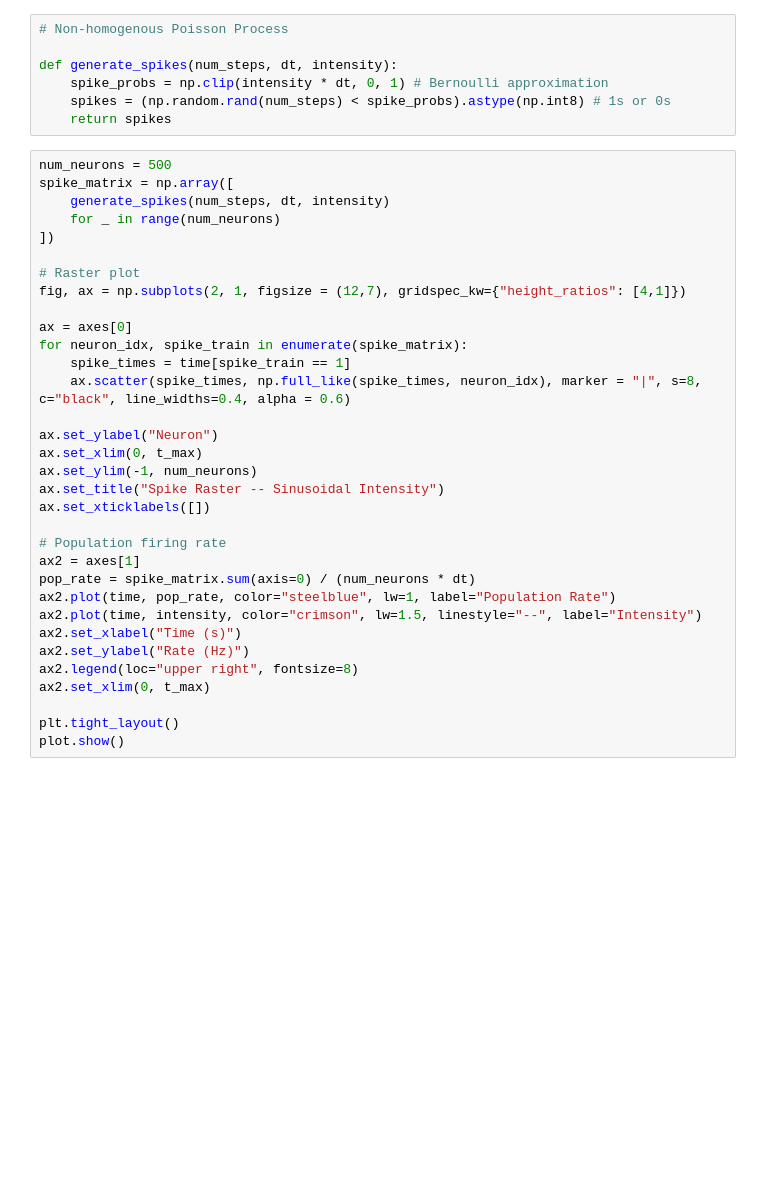
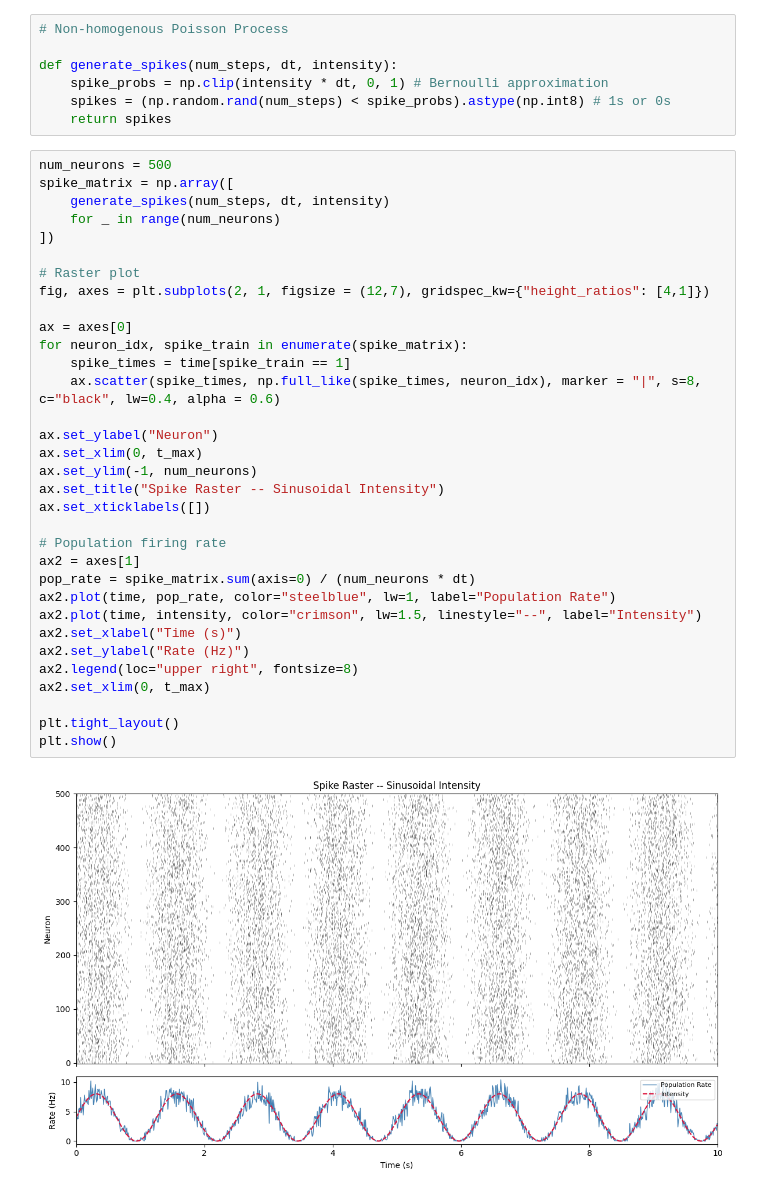
Before and after one commit to cory-wu/CCN-demos, a Jupyter notebook: Ch2/LNP.ipynb, the cells around one changed output. Saved outputs shown, nothing was run; the diff lists cells and outputs as text; blank space fills up the shorter version.

```diff
--- a/Ch2/LNP.ipynb
+++ b/Ch2/LNP.ipynb
@@ -85,33 +87,35 @@ def generate_spikes(num_steps, dt, intensity):
 # %%
 num_neurons = 500
 spike_matrix = np.array([
     generate_spikes(num_steps, dt, intensity)
     for _ in range(num_neurons)
 ])
 
 # Raster plot
-fig, ax = np.subplots(2, 1, figsize = (12,7), gridspec_kw={"height_ratios": [4,1]})
+fig, axes = plt.subplots(2, 1, figsize = (12,7), gridspec_kw={"height_ratios": [4,1]})
 
 ax = axes[0]
 for neuron_idx, spike_train in enumerate(spike_matrix):
     spike_times = time[spike_train == 1]
-    ax.scatter(spike_times, np.full_like(spike_times, neuron_idx), marker = "|", s=8, c="black", line_widths=0.4, alpha = 0.6)
+    ax.scatter(spike_times, np.full_like(spike_times, neuron_idx), marker = "|", s=8, c="black", lw=0.4, alpha = 0.6)
 
 ax.set_ylabel("Neuron")
 ax.set_xlim(0, t_max)
 ax.set_ylim(-1, num_neurons)
 ax.set_title("Spike Raster -- Sinusoidal Intensity")
 ax.set_xticklabels([])
 
 # Population firing rate
 ax2 = axes[1]
 pop_rate = spike_matrix.sum(axis=0) / (num_neurons * dt)
 ax2.plot(time, pop_rate, color="steelblue", lw=1, label="Population Rate")
 ax2.plot(time, intensity, color="crimson", lw=1.5, linestyle="--", label="Intensity")
 ax2.set_xlabel("Time (s)")
 ax2.set_ylabel("Rate (Hz)")
 ax2.legend(loc="upper right", fontsize=8)
 ax2.set_xlim(0, t_max)
 
 plt.tight_layout()
-plot.show()
+plt.show()
+# %% [output]
+[figure, added]
```
Also changed, not shown: parts of 9 cells of this notebook, 2 other files.
